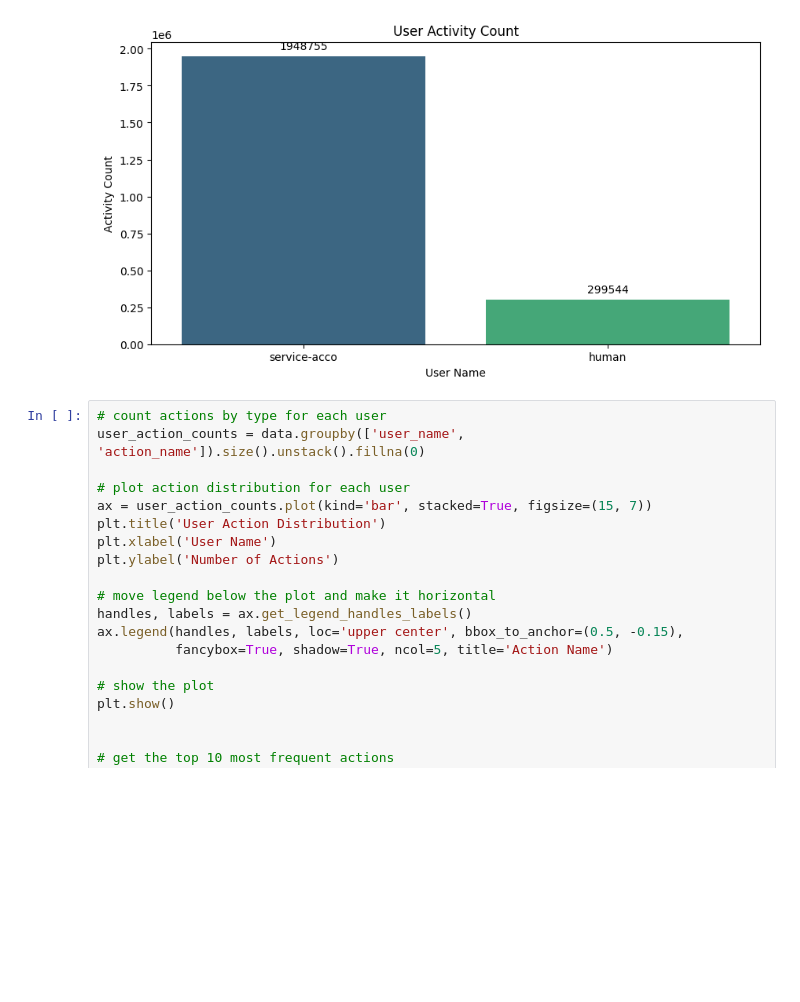
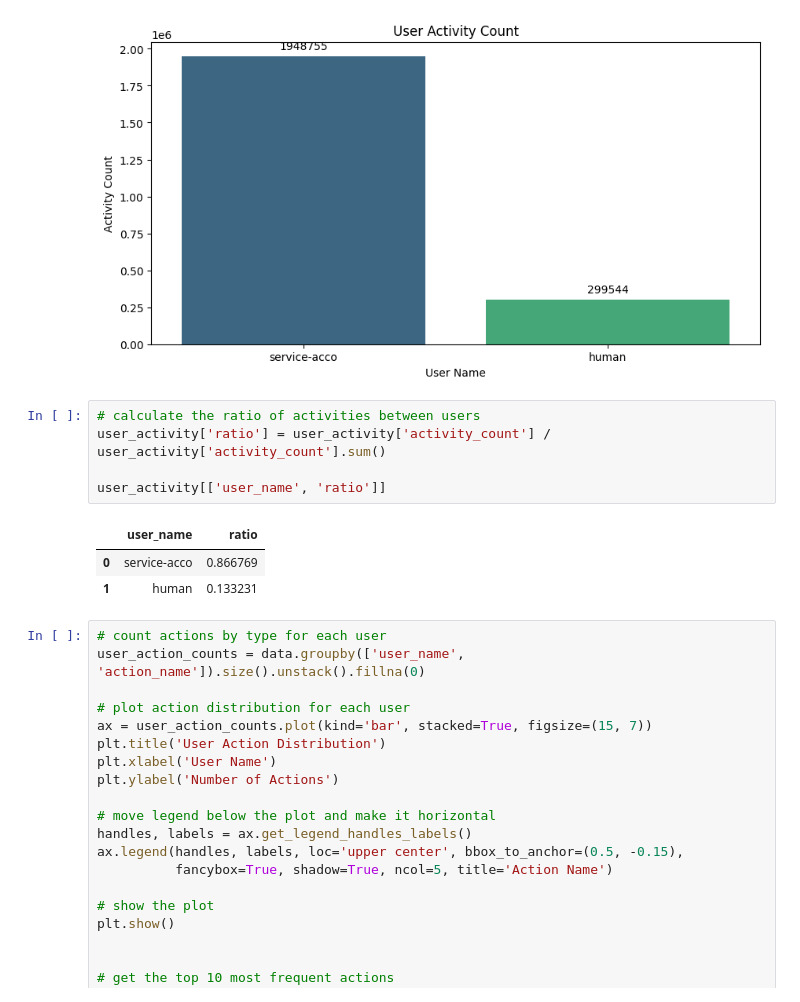
Before and after one commit to aref-hasan/aircraft_load, a Jupyter notebook: visualization/data_exploration.ipynb, the cells around one changed output. Drawn from its saved outputs; the diff is of its cells as text; blank space fills up the shorter version.

```diff
--- a/visualization/data_exploration.ipynb
+++ b/visualization/data_exploration.ipynb
@@ -320,6 +319,15 @@ Passing `palette` without assigning `hue` is deprecated and will be removed in v
 
   ax = sns.barplot(x='user_name', y='activity_count', data=user_activity, palette='viridis')
 [figure]
+# %%
+# calculate the ratio of activities between users
+user_activity['ratio'] = user_activity['activity_count'] / user_activity['activity_count'].sum()
+
+user_activity[['user_name', 'ratio']]
+# %% [output]
+|  | user_name | ratio |
+| 0 | service-acco | 0.866769 |
+| 1 | human | 0.133231 |
 # %%
 # count actions by type for each user
 user_action_counts = data.groupby(['user_name', 'action_name']).size().unstack().fillna(0)
```
Also changed, not shown: parts of 7 cells of this notebook, 4 other files.
